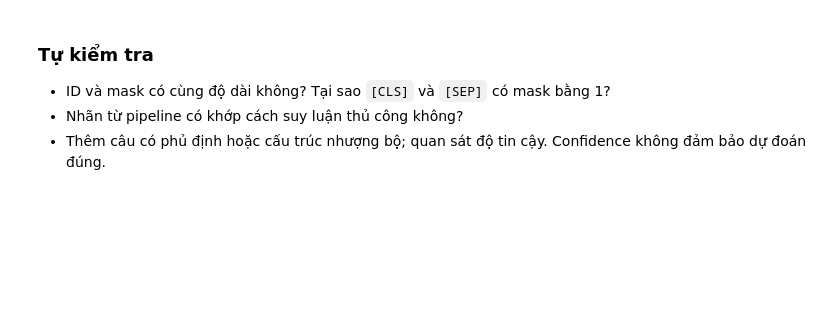
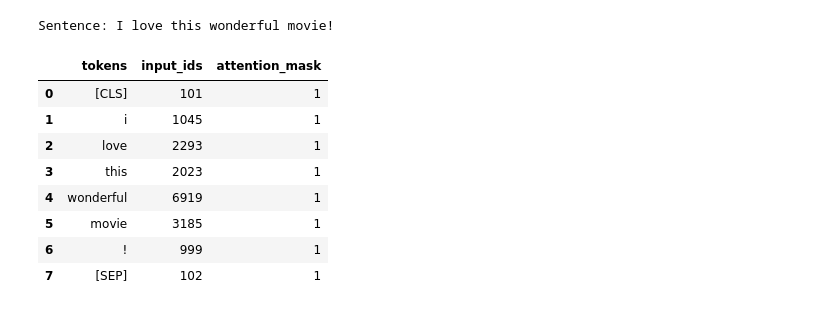
Before and after one commit to phucthanh2210/Lab-Deep-Learning, a Jupyter notebook: Lab3/notebooks/01_sentiment_analysis_pipeline.ipynb, the cells around one changed output. Saved outputs shown, nothing was run; the diff lists cells and outputs as text; code cells hidden in the pictures; blank space fills up the shorter version.

```diff
--- a/Lab3/notebooks/01_sentiment_analysis_pipeline.ipynb
+++ b/Lab3/notebooks/01_sentiment_analysis_pipeline.ipynb
@@ -9,19 +9,25 @@ Notebook dùng chung mã nguồn với CLI. Chưa có kết quả full training
 # %%
 from pathlib import Path
 import sys
-# Works from repository root, Lab3/, or Lab3/notebooks/.
+import json
+
 LAB = next((p / "Lab3" if (p / "Lab3/src").is_dir() else p
             for p in [Path.cwd(), *Path.cwd().parents]
             if (p / "Lab3/src").is_dir() or (p / "src/workflow.py").is_file()), None)
 if LAB is None:
-    raise RuntimeError("Open this notebook inside a cloned Lab-Deep-Learning repository")
+    raise RuntimeError("Open the notebook inside the cloned repository")
 sys.path.insert(0, str(LAB))
-import json
-import torch
+
+import pandas as pd
 from IPython.display import display, Image, Markdown
-from src.workflow import read_config, seed_all, exercise1, prepare_data, finetune
+from src.workflow import read_config, exercise1, finetune
+from src.evidence import selected_run, audit_exercise1, audit_finetuning, read_json
+
+# view: read and verify the committed Kaggle run, no network or GPU needed.
+# train: run a NEW experiment; Exercise 2 requires CUDA by default.
+MODE = "view"
+assert MODE in {"view", "train"}
 config = read_config()
-seed_all(config["seed"])
-print("Device:", "cuda" if torch.cuda.is_available() else "cpu")
-print("PyTorch:", torch.__version__)
-print(json.dumps(config, indent=2))
+print("MODE:", MODE)
+print("Lab directory:", LAB)
+print("View outputs are from Kaggle artifacts, not a new training run.")
@@ -36,0 +44,6 @@ print("Run artifacts:", exercise1_run)
+# %%
+exercise1_run = exercise1(config) if MODE == "train" else selected_run("exercise1")
+exercise1_audit = audit_exercise1(exercise1_run)
+print(json.dumps(exercise1_audit, indent=2))
+print("Recorded environment:")
+display(read_json(exercise1_run / "environment_snapshot.json"))
@@ -37,11 +74,15 @@ print("Run artifacts:", exercise1_run)
 # %%
-breakdown = json.loads((exercise1_run / "tokenizer_breakdown.json").read_text())
-import pandas as pd
+breakdown = read_json(exercise1_run / "tokenizer_breakdown.json")
+print("Sentence:", breakdown["text"])
 display(pd.DataFrame({k: breakdown[k] for k in ["tokens", "input_ids", "attention_mask"]}))
-predictions = json.loads((exercise1_run / "predictions.json").read_text())
-display(pd.DataFrame(predictions["manual"]))
+# %% [output]
+Sentence: I love this wonderful movie!
+|  | tokens | input_ids | attention_mask |
+| 0 | [CLS] | 101 | 1 |
+| 1 | i | 1045 | 1 |
+| 2 | love | 2293 | 1 |
+| 3 | this | 2023 | 1 |
+| 4 | wonderful | 6919 | 1 |
+| 5 | movie | 3185 | 1 |
+| 6 | ! | 999 | 1 |
+| 7 | [SEP] | 102 | 1 |
-# %% [markdown]
-### Tự kiểm tra
-- ID và mask có cùng độ dài không? Tại sao `[CLS]` và `[SEP]` có mask bằng 1?
-- Nhãn từ pipeline có khớp cách suy luận thủ công không?
-- Thêm câu có phủ định hoặc cấu trúc nhượng bộ; quan sát độ tin cậy. Confidence không đảm bảo dự đoán đúng.
```
Also changed, not shown: parts of 11 cells of this notebook, 42 other files.
